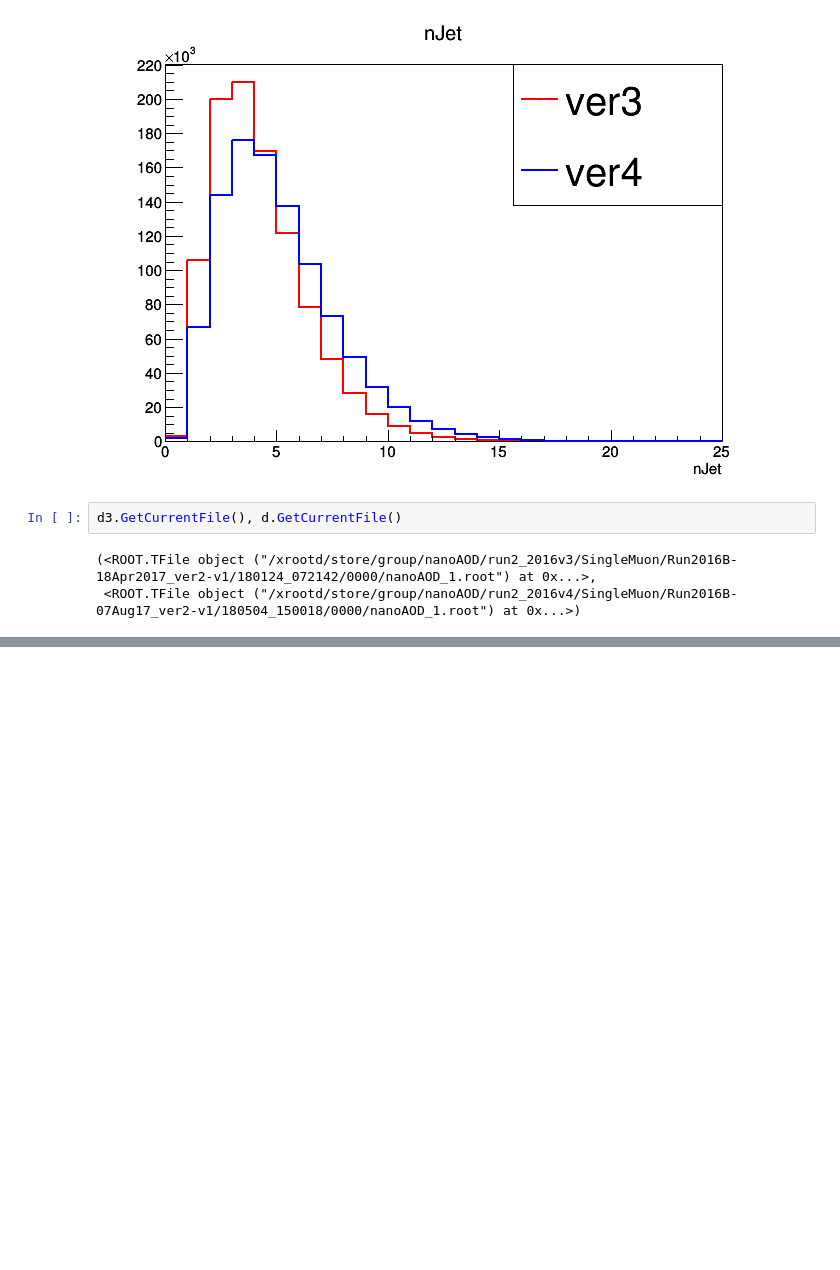
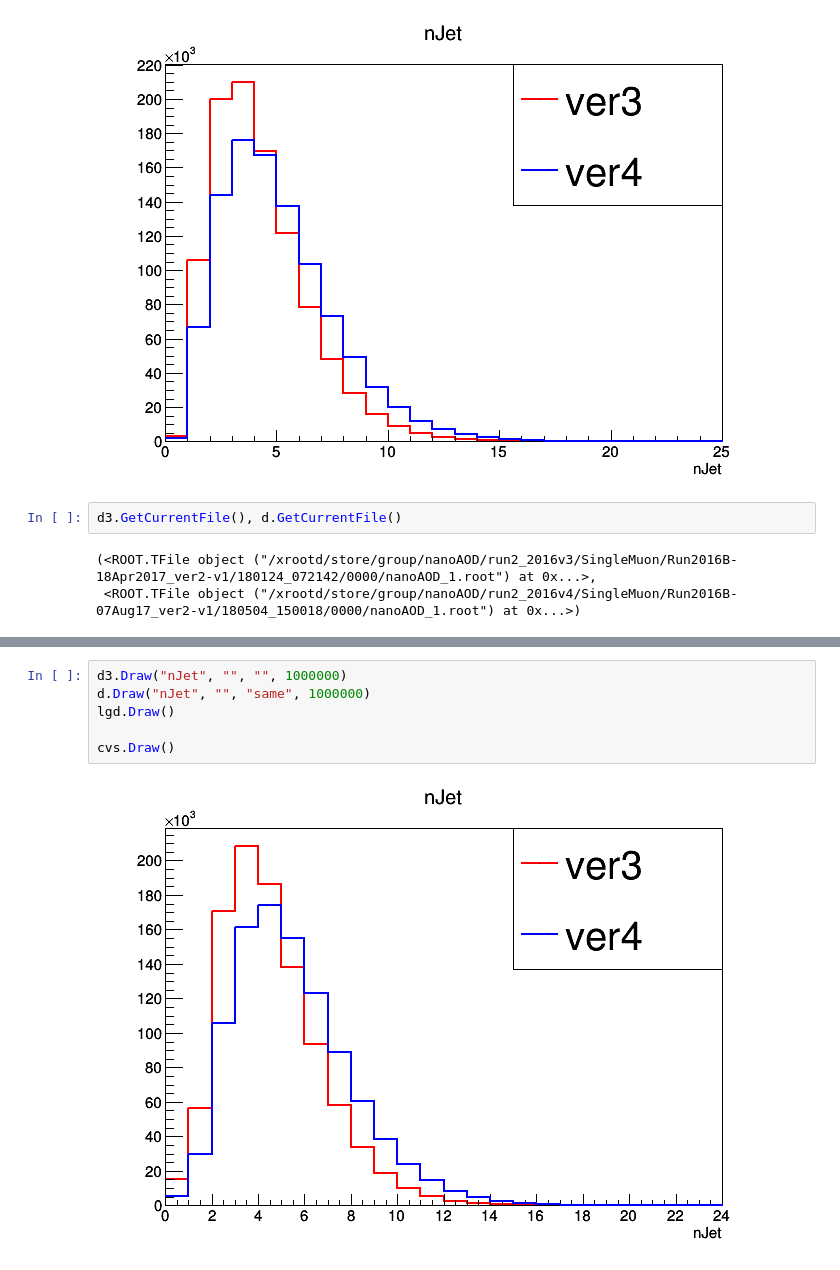
Before and after one commit to watson-ij/tsW, a Jupyter notebook: cms/DataAnalysis.ipynb, the cells around one changed output, grey strips where cells are left out. Cells and saved outputs as stored; diff of their text form; blank space fills up the shorter version.

```diff
--- a/cms/DataAnalysis.ipynb
+++ b/cms/DataAnalysis.ipynb
@@ -50,0 +87,8 @@ d3.GetCurrentFile(), d.GetCurrentFile()
+# %%
+d3.Draw("nJet", "", "", 1000000)
+d.Draw("nJet", "", "same", 1000000)
+lgd.Draw()
+
+cvs.Draw()
+# %% [output]
+[figure, added]
```
Also changed, not shown: parts of 5 cells of this notebook.
